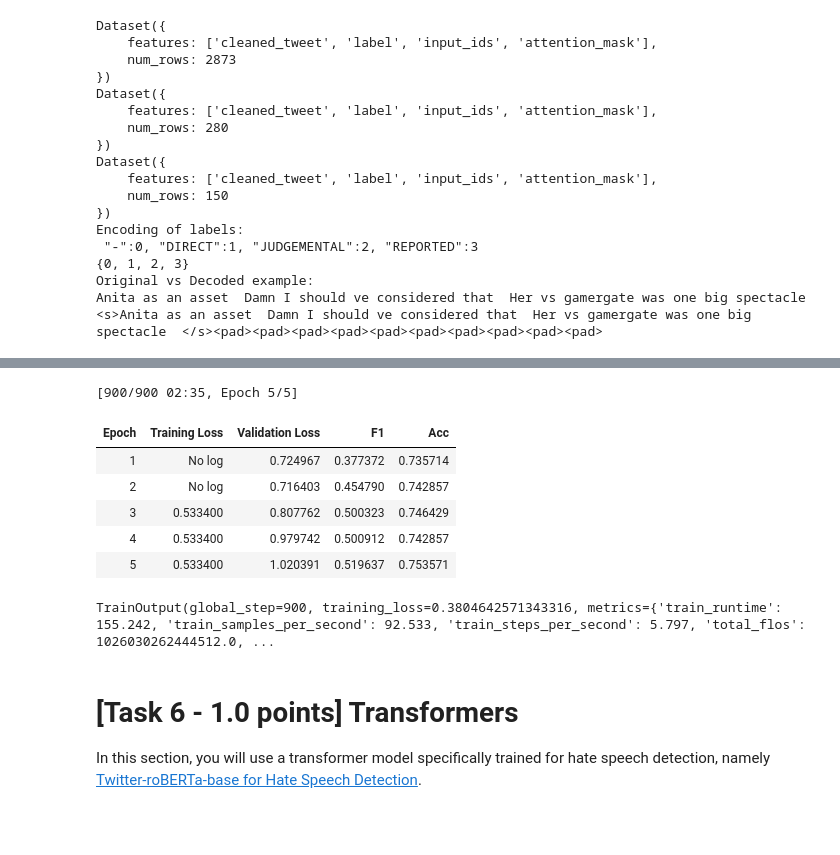
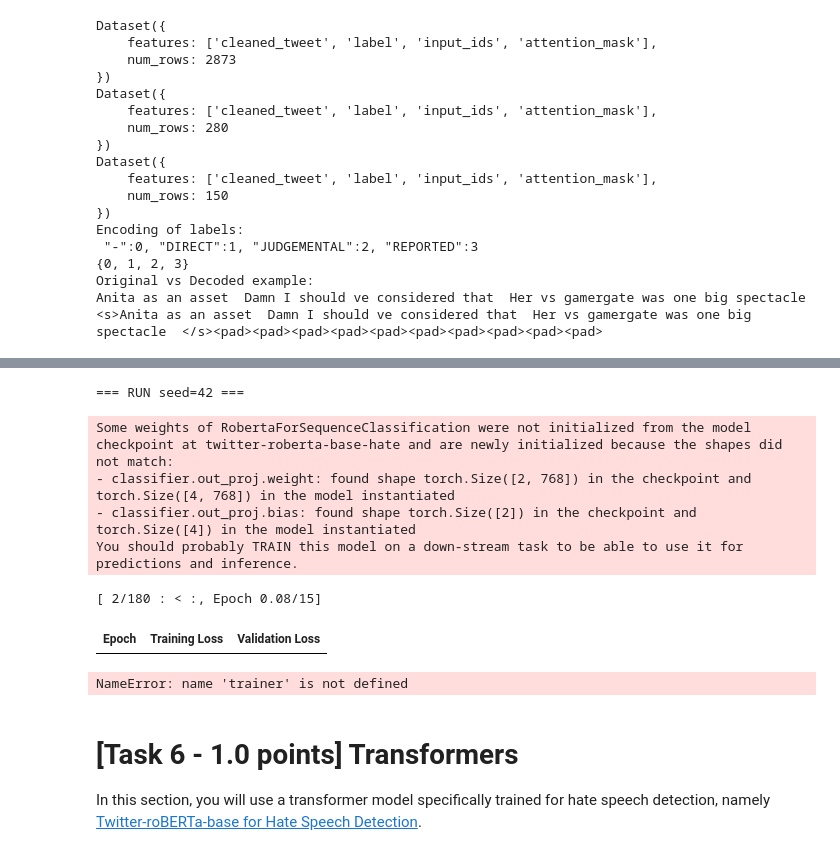
Before and after one commit to 26leonardo/NLP_project, a Jupyter notebook: BILLI/Assignment1-2526.ipynb, the cells around one changed output, grey strips where cells are left out. Cells and saved outputs as stored; diff of their text form; code cells hidden in the pictures; blank space fills up the shorter version.

Commit message:
il modello fa ca***

```diff
--- a/BILLI/Assignment1-2526.ipynb
+++ b/BILLI/Assignment1-2526.ipynb
@@ -879,40 +840,0 @@ def compute_metrics(output_info):
-# %%
-# Hyperparameters
-batch_size = 16
-epochs = 5
-learning_rate = 3e-5
-weight_decay = 0.01
-
-# Training
-training_args = TrainingArguments(
-    output_dir=output_dir,             # where to save model
-    learning_rate=learning_rate,
-    per_device_train_batch_size=batch_size,     # defines distributed training
-    per_device_eval_batch_size=batch_size,
-    num_train_epochs=epochs,
-    weight_decay=weight_decay,
-    eval_strategy="epoch",             # when to report evaluation metrics/losses
-    save_strategy="epoch",             # when to save checkpoint
-    load_best_model_at_end=True,
-    report_to='none'                   # disabling wandb (default)
-)
-trainer = Trainer(
-    model=model,
-    args=training_args,
-    train_dataset=train_data,
-    eval_dataset=test_data,
-    processing_class=tokenizer,
-    data_collator=data_collator,
-    compute_metrics=compute_metrics,
-)
-
-trainer.train()
-# %% [output]
-[900/900 02:35, Epoch 5/5]
-| Epoch | Training Loss | Validation Loss | F1 | Acc |
-| 1 | No log | 0.724967 | 0.377372 | 0.735714 |
-| 2 | No log | 0.716403 | 0.454790 | 0.742857 |
-| 3 | 0.533400 | 0.807762 | 0.500323 | 0.746429 |
-| 4 | 0.533400 | 0.979742 | 0.500912 | 0.742857 |
-| 5 | 0.533400 | 1.020391 | 0.519637 | 0.753571 |
-TrainOutput(global_step=900, training_loss=0.3804642571343316, metrics={'train_runtime': 155.242, 'train_samples_per_second': 92.533, 'train_steps_per_second': 5.797, 'total_flos': 1026030262444512.0, ...
@@ -919,3 +1004,32 @@ TrainOutput(global_step=900, training_loss=0.3804642571343316, metrics={'train_r
+# %%
+# Hyperparameters
+hyper = {
+    "batch_size": 256,
+    "epochs": 15,
+    "learning_rate": 3e-4,
+    "weight_decay": 0.01
+}
+
+df_out = pd.DataFrame(train_evaluate_model(seeds, hyper, output_dir))
+print("\n=== Summary of results ===")
+df_out = df_out.sort_values("test_macro_f1", ascending=False).reset_index(drop=True)
+df_out
+mean_std(df_out)
+# %% [output]
+=== RUN seed=42 ===
+Some weights of RobertaForSequenceClassification were not initialized from the model checkpoint at twitter-roberta-base-hate and are newly initialized because the shapes did not match:
+- classifier.out_proj.weight: found shape torch.Size([2, 768]) in the checkpoint and torch.Size([4, 768]) in the model instantiated
+- classifier.out_proj.bias: found shape torch.Size([2]) in the checkpoint and torch.Size([4]) in the model instantiated
+You should probably TRAIN this model on a down-stream task to be able to use it for predictions and inference.
+[ 2/180 : < :, Epoch 0.08/15]
+| Epoch | Training Loss | Validation Loss |
+# %%
+# Prediction on test set and evaluation
+test_results = trainer.evaluate(eval_dataset=test_data)
+df_tests = pd.DataFrame([test_results])
+df_tests
+# %% [output]
+NameError: name 'trainer' is not defined
 # %% [markdown]
 # [Task 6 - 1.0 points] Transformers
 
```
Also changed, not shown: parts of 5 cells of this notebook.
